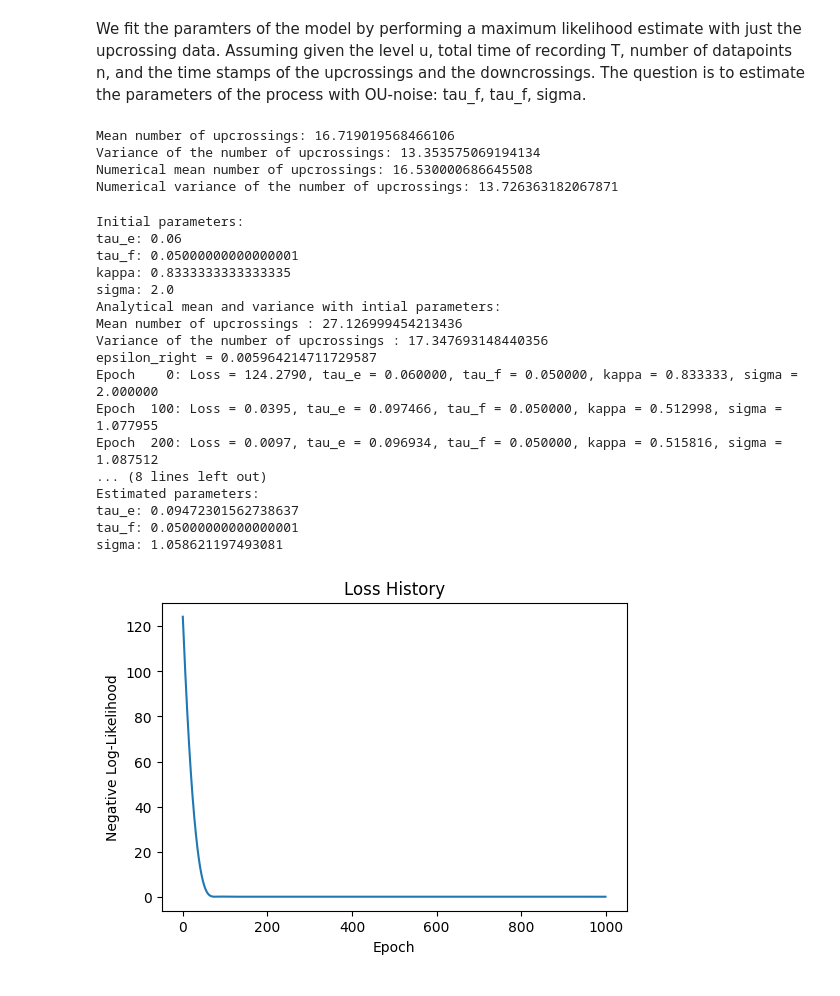
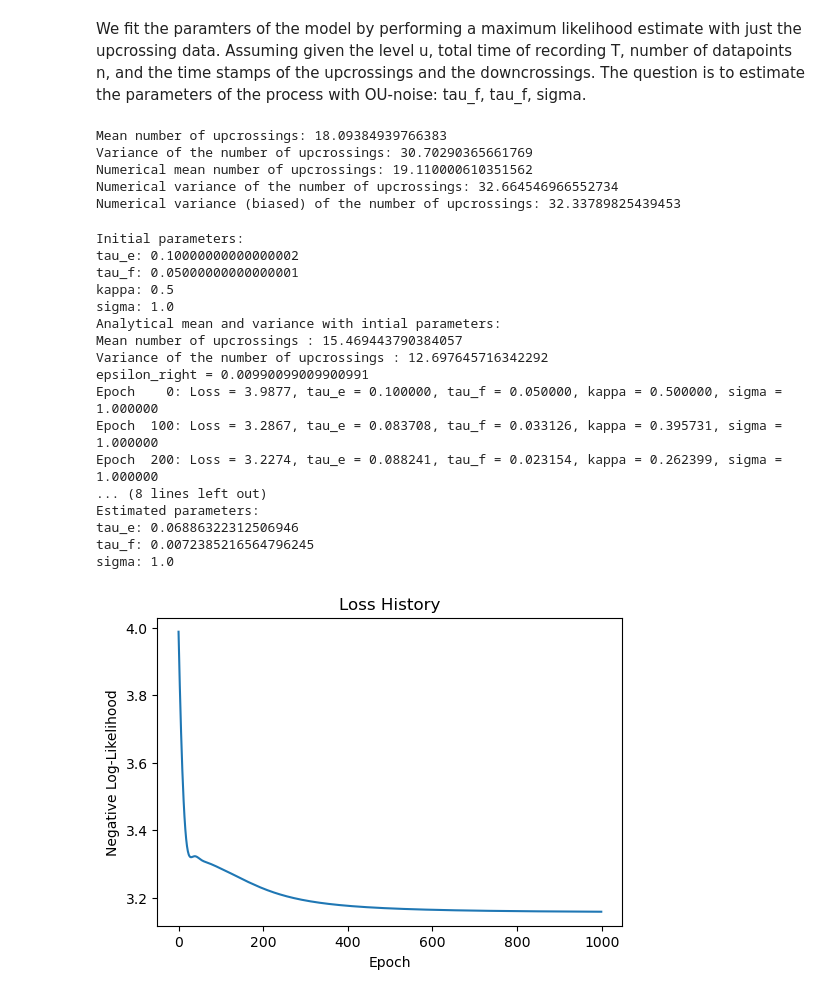
Before and after one commit to shivangrawat/gaussian-crossings, a Jupyter notebook: examples/OU_noise/inference.ipynb, the cells around one changed output. Drawn from its saved outputs; the diff is of its cells as text; code cells hidden in the pictures.

```diff
--- a/examples/OU_noise/inference.ipynb
+++ b/examples/OU_noise/inference.ipynb
@@ -11,9 +11,9 @@ import gaussian_crossings.formula as formula
 import gaussian_crossings.process as process
 # %%
 # Simulate the process
-T = 10.0                         # Total simulation time.
-tau_e = 0.09                    # Correlation decay parameter for the process.
-tau_f = 0.05                   # Second correlation parameter.
+T = 10.0                       # Total simulation time.
+tau_e = 0.06                    # Correlation decay parameter for the process.
+tau_f = 0.005                   # Second correlation parameter.
 dt = 0.05 * min(tau_e, tau_f)   # Time discretization step for simulation of the process.
 sigma = 1.0                     # Standard deviation of the process.
 u = 0.5                         # Threshold.
@@ -37,7 +37,7 @@ observed_counts = torch.tensor([len(times) for times in upcrossing_times], dtype
 # print("Observed counts:", observed_counts.tolist())
 # %%
 # functions to find the mean and variance of the upcrossing counts.
-model = formula.GaussianUpCrossingsDimless_minimal(r_func=process.r_OU_noise, u=u, tau=tau_e, kappa=tau_f/tau_e, sigma=sigma)
+model = formula.GaussianUpCrossingsDimless(r_func=process.r_OU_noise, u=u, tau=tau_e, kappa=tau_f/tau_e, sigma=sigma)
 mean_num_upcrossings = model.upcrossing_mean(T)
 variance_num_upcrossings = model.upcrossing_variance(T)
 
@@ -48,19 +48,21 @@ print(f"Variance of the number of upcrossings: {variance_num_upcrossings}")
 # print the numerical mean and variance of the upcrossing counts.
 print(f"Numerical mean number of upcrossings: {observed_counts.mean()}")
 print(f"Numerical variance of the number of upcrossings: {observed_counts.var()}")
+print(f"Numerical variance (biased) of the number of upcrossings: {torch.var(observed_counts, correction=0)}")
 
 
 # the values to fit to
-# true_mean = observed_counts.mean()
-# true_var = torch.var(observed_counts, correction=0)
+true_mean = observed_counts.mean()
+true_var = torch.var(observed_counts, correction=0) # biased estimate as given by the log likelihood
 
-true_mean = mean_num_upcrossings
-true_var = variance_num_upcrossings
+# true_mean = mean_num_upcrossings
+# true_var = variance_num_upcrossings
 # %% [output]
-Mean number of upcrossings: 16.719019568466106
-Variance of the number of upcrossings: 13.353575069194134
-Numerical mean number of upcrossings: 16.530000686645508
-Numerical variance of the number of upcrossings: 13.726363182067871
+Mean number of upcrossings: 18.09384939766383
+Variance of the number of upcrossings: 30.70290365661769
+Numerical mean number of upcrossings: 19.110000610351562
+Numerical variance of the number of upcrossings: 32.664546966552734
+Numerical variance (biased) of the number of upcrossings: 32.33789825439453
 # %%
 # Set up parameters for optimization.
 # We optimize log parameters so that the exponentiated values remain positive.
@@ -68,9 +70,9 @@ Numerical variance of the number of upcrossings: 13.726363182067871
 # log_tau_f = torch.tensor(np.log(tau_f), dtype=torch.float64, requires_grad=True)
 # log_sigma = torch.tensor(np.log(sigma), dtype=torch.float64, requires_grad=True)
 
-log_tau_e = torch.tensor(np.log(0.06), dtype=torch.float64, requires_grad=True)
-log_tau_f = torch.tensor(np.log(0.05), dtype=torch.float64, requires_grad=False)
-log_sigma = torch.tensor(np.log(2.0), dtype=torch.float64, requires_grad=True)
+log_tau_e = torch.tensor(np.log(0.1), dtype=torch.float64, requires_grad=True)
+log_tau_f = torch.tensor(np.log(0.05), dtype=torch.float64, requires_grad=True)
+log_sigma = torch.tensor(np.log(1.0), dtype=torch.float64, requires_grad=False)
 
 
 # print the intial parameters
@@ -81,7 +83,7 @@ print(f"kappa: {torch.exp(log_tau_f).item() / torch.exp(log_tau_e).item()}")
 print(f"sigma: {torch.exp(log_sigma).item()}")
 
 print("Analytical mean and variance with intial parameters:")
-model_init = formula.GaussianUpCrossingsDimless_minimal(r_func=process.r_OU_noise, u=u, tau=torch.exp(log_tau_e).item(), kappa=torch.exp(log_tau_f).item() / torch.exp(log_tau_e).item(), sigma=torch.exp(log_sigma).item())
+model_init = formula.GaussianUpCrossingsDimless(r_func=process.r_OU_noise, u=u, tau=torch.exp(log_tau_e).item(), kappa=torch.exp(log_tau_f).item() / torch.exp(log_tau_e).item(), sigma=torch.exp(log_sigma).item())
 mean_num_upcrossings_init = model_init.upcrossing_mean(T)
 variance_num_upcrossings_init = model_init.upcrossing_variance(T)
 print(f"Mean number of upcrossings : {mean_num_upcrossings_init}")
@@ -109,28 +111,28 @@ for epoch in range(num_epochs):
     kappa_est = tau_f_est / tau_e_est  # kappa is defined as tau_f/tau_e.
 
     # Create a model instance with the current estimates.
-    model_est = formula.GaussianUpCrossingsDimless_minimal(
+    model_est = formula.GaussianUpCrossingsDimless(
         r_func=process.r_OU_noise, u=u, tau=tau_e_est, kappa=kappa_est, sigma=sigma_est
     )
 
     # Compute the predicted mean and variance for the number of upcrossings over time T.
     mean_est = model_est.upcrossing_mean(T)
-    var_est = model_est.upcrossing_variance(T)
-    # var_est = model_est.upcrossing_variance_CLT(T)
+    # var_est = model_est.upcrossing_variance(T)
+    var_est = model_est.upcrossing_variance_CLT(T)
 
     # print(f"Mean number of upcrossings: {mean_est}")
     # print(f"Variance of the number of upcrossings: {var_est}")
 
     # Define the negative log likelihood assuming a Gaussian likelihood for the counts.
     # For each trial, NLL = 0.5*log(2*pi*var) + 0.5*(observed - mean)^2 / var.
-    # nll = 0.5 * torch.log(2 * torch.pi * var_est) + 0.5 * ((observed_counts - mean_est)**2) / var_est
-    # nll = (observed_counts - mean_est)**2 ## minimize the mean
-    # loss = nll.mean()  # Sum over all trials.
+    nll = 0.5 * torch.log(2 * torch.pi * var_est) + 0.5 * ((observed_counts - mean_est)**2) / var_est
+    # # nll = (observed_counts - mean_est)**2 ## minimize the mean
+    loss = nll.mean()  # Sum over all trials.
 
 
     # loss = (mean_est - true_mean) ** 2 ## minimize the mean
     # loss = (var_est - true_var) ** 2 ## minimize the variance
-    loss = (mean_est - true_mean) ** 2 + (var_est - true_var) ** 2 ## minimize both mean and variance
+    # loss = (mean_est - true_mean) ** 2 + (var_est - true_var) ** 2 ## minimize both mean and variance
 
     if epoch % 100 == 0:
         print(f"Epoch {epoch:4d}: Loss = {loss.item():.4f}, "
@@ -141,46 +143,46 @@ for epoch in range(num_epochs):
     loss.backward()
 
     # print the gradient for each parameter
     # print(f"Gradient tau_e: {log_tau_e.grad}")
     # print(f"Gradient sigma : {log_sigma.grad}")
 
     optimizer.step()
 
     loss_history.append(loss.item())
 
 
 print("Optimization complete!")
 print("Estimated parameters:")
 print(f"tau_e: {torch.exp(log_tau_e).item()}")
 print(f"tau_f: {torch.exp(log_tau_f).item()}")
 print(f"sigma: {torch.exp(log_sigma).item()}")
 
 # Optional: Plot loss history
 plt.figure(figsize=(6, 4))
 plt.plot(loss_history)
 plt.xlabel("Epoch")
 plt.ylabel("Negative Log-Likelihood")
 plt.title("Loss History")
 plt.show()
 # %% [output]
 Initial parameters:
-tau_e: 0.06
+tau_e: 0.10000000000000002
 tau_f: 0.05000000000000001
-kappa: 0.8333333333333335
-sigma: 2.0
+kappa: 0.5
+sigma: 1.0
 Analytical mean and variance with intial parameters:
-Mean number of upcrossings : 27.126999454213436
-Variance of the number of upcrossings : 17.347693148440356
-epsilon_right = 0.005964214711729587
-Epoch    0: Loss = 124.2790, tau_e = 0.060000, tau_f = 0.050000, kappa = 0.833333, sigma = 2.000000
-Epoch  100: Loss = 0.0395, tau_e = 0.097466, tau_f = 0.050000, kappa = 0.512998, sigma = 1.077955
-Epoch  200: Loss = 0.0097, tau_e = 0.096934, tau_f = 0.050000, kappa = 0.515816, sigma = 1.087512
+Mean number of upcrossings : 15.469443790384057
+Variance of the number of upcrossings : 12.697645716342292
+epsilon_right = 0.00990099009900991
+Epoch    0: Loss = 3.9877, tau_e = 0.100000, tau_f = 0.050000, kappa = 0.500000, sigma = 1.000000
+Epoch  100: Loss = 3.2867, tau_e = 0.083708, tau_f = 0.033126, kappa = 0.395731, sigma = 1.000000
+Epoch  200: Loss = 3.2274, tau_e = 0.088241, tau_f = 0.023154, kappa = 0.262399, sigma = 1.000000
 ... (8 lines left out)
 Estimated parameters:
-tau_e: 0.09472301562738637
-tau_f: 0.05000000000000001
-sigma: 1.058621197493081
+tau_e: 0.06886322312506946
+tau_f: 0.0072385216564796245
+sigma: 1.0
-[figure, old version]
+[figure, new version]
 # %%
 # print the simulation mean and variance with true paramters and learned paramteres
 print("Simulation mean and variance with true parameters:")
```
Also changed, not shown: parts of 1 cell of this notebook, 6 other files.
